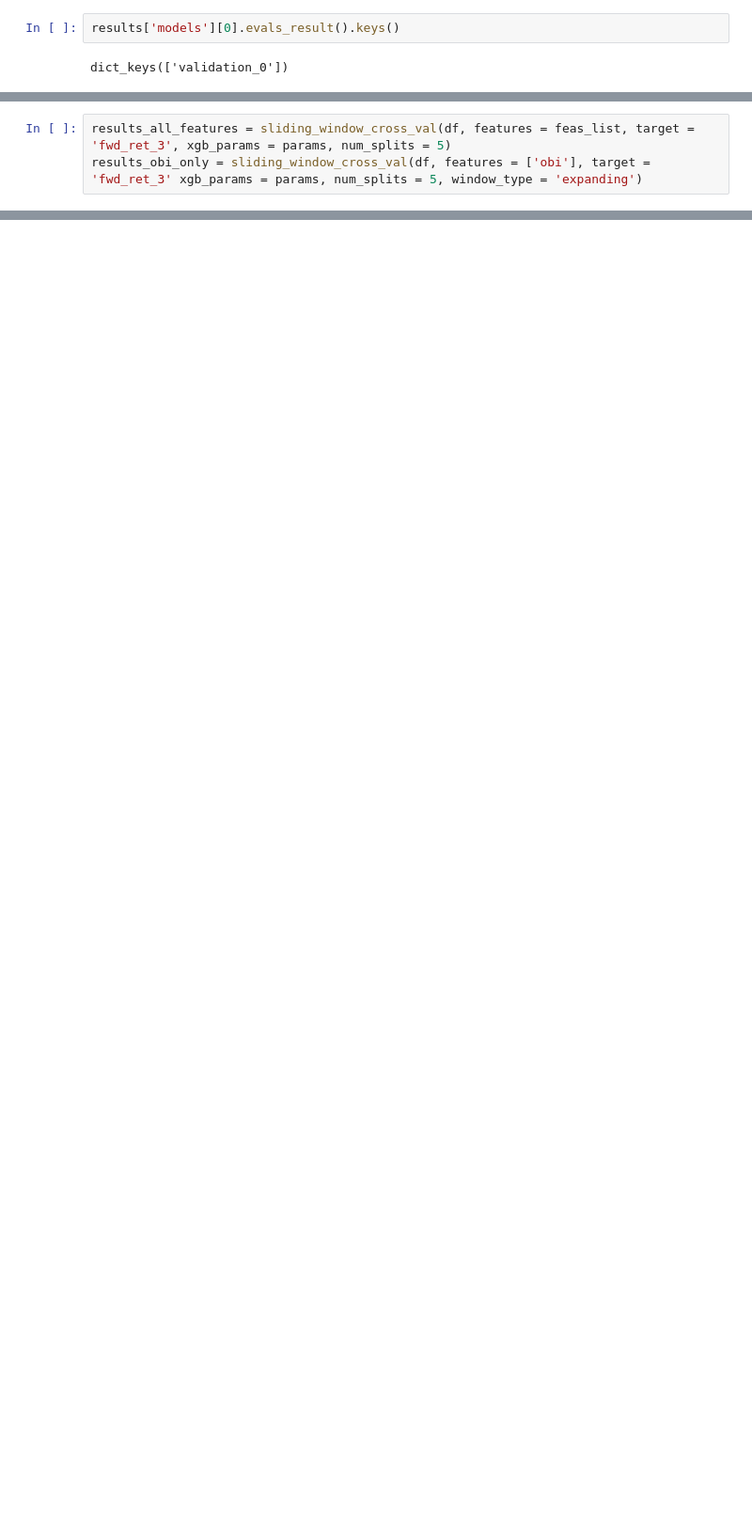
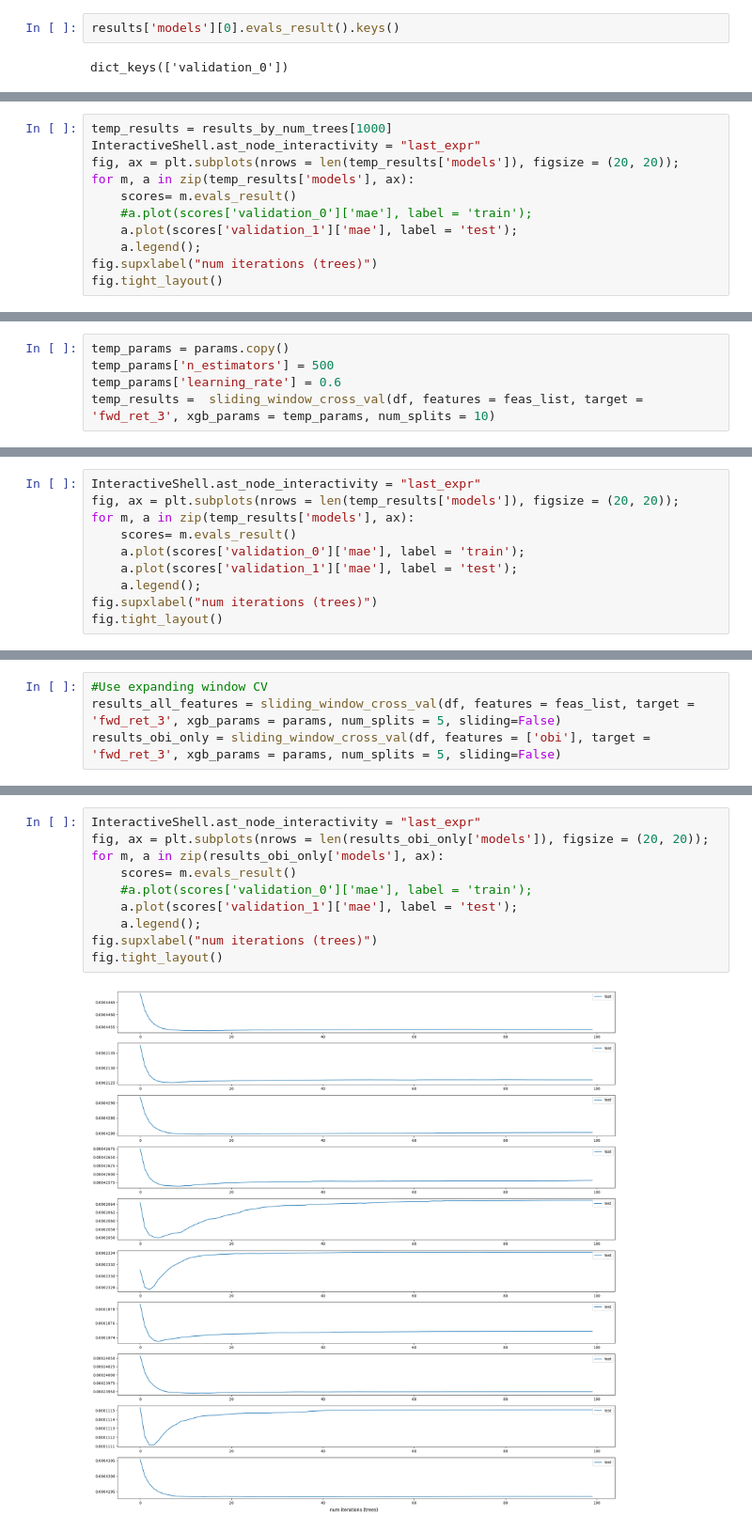
Before and after one commit to vbear97/Momentum-Strategies, a Jupyter notebook: part2_lob_ml.ipynb, the cells around one changed output, grey strips where cells are left out. Shown at 94% size. Saved outputs shown, nothing was run; the diff lists cells and outputs as text; blank space fills up the shorter version.

```diff
--- a/part2_lob_ml.ipynb
+++ b/part2_lob_ml.ipynb
@@ -684,0 +1230,11 @@ This is confusing and somewhat pathological - why is the test error actually SMA
+# %%
+temp_results = results_by_num_trees[1000]
+InteractiveShell.ast_node_interactivity = "last_expr"
+fig, ax = plt.subplots(nrows = len(temp_results['models']), figsize = (20, 20));
+for m, a in zip(temp_results['models'], ax):
+    scores= m.evals_result()
+    #a.plot(scores['validation_0']['mae'], label = 'train');
+    a.plot(scores['validation_1']['mae'], label = 'test');
+    a.legend();
+fig.supxlabel("num iterations (trees)")
+fig.tight_layout()
@@ -684,0 +1255,5 @@ This is confusing and somewhat pathological - why is the test error actually SMA
+# %%
+temp_params = params.copy()
+temp_params['n_estimators'] = 500
+temp_params['learning_rate'] = 0.6
+temp_results =  sliding_window_cross_val(df, features = feas_list, target = 'fwd_ret_3', xgb_params = temp_params, num_splits = 10)
@@ -684,0 +1286,10 @@ This is confusing and somewhat pathological - why is the test error actually SMA
+# %%
+InteractiveShell.ast_node_interactivity = "last_expr"
+fig, ax = plt.subplots(nrows = len(temp_results['models']), figsize = (20, 20));
+for m, a in zip(temp_results['models'], ax):
+    scores= m.evals_result()
+    a.plot(scores['validation_0']['mae'], label = 'train');
+    a.plot(scores['validation_1']['mae'], label = 'test');
+    a.legend();
+fig.supxlabel("num iterations (trees)")
+fig.tight_layout()
@@ -685,3 +1323,4 @@ This is confusing and somewhat pathological - why is the test error actually SMA
 # %%
-results_all_features = sliding_window_cross_val(df, features = feas_list, target = 'fwd_ret_3', xgb_params = params, num_splits = 5)
-results_obi_only = sliding_window_cross_val(df, features = ['obi'], target = 'fwd_ret_3' xgb_params = params, num_splits = 5, window_type = 'expanding')
+#Use expanding window CV
+results_all_features = sliding_window_cross_val(df, features = feas_list, target = 'fwd_ret_3', xgb_params = params, num_splits = 5, sliding=False)
+results_obi_only = sliding_window_cross_val(df, features = ['obi'], target = 'fwd_ret_3', xgb_params = params, num_splits = 5, sliding=False)
@@ -687,0 +1370,12 @@ results_obi_only = sliding_window_cross_val(df, features = ['obi'], target = 'fw
+# %%
+InteractiveShell.ast_node_interactivity = "last_expr"
+fig, ax = plt.subplots(nrows = len(results_obi_only['models']), figsize = (20, 20));
+for m, a in zip(results_obi_only['models'], ax):
+    scores= m.evals_result()
+    #a.plot(scores['validation_0']['mae'], label = 'train');
+    a.plot(scores['validation_1']['mae'], label = 'test');
+    a.legend();
+fig.supxlabel("num iterations (trees)")
+fig.tight_layout()
+# %% [output]
+[figure, added]
```
Also changed, not shown: parts of 49 cells of this notebook, 10 other files.
